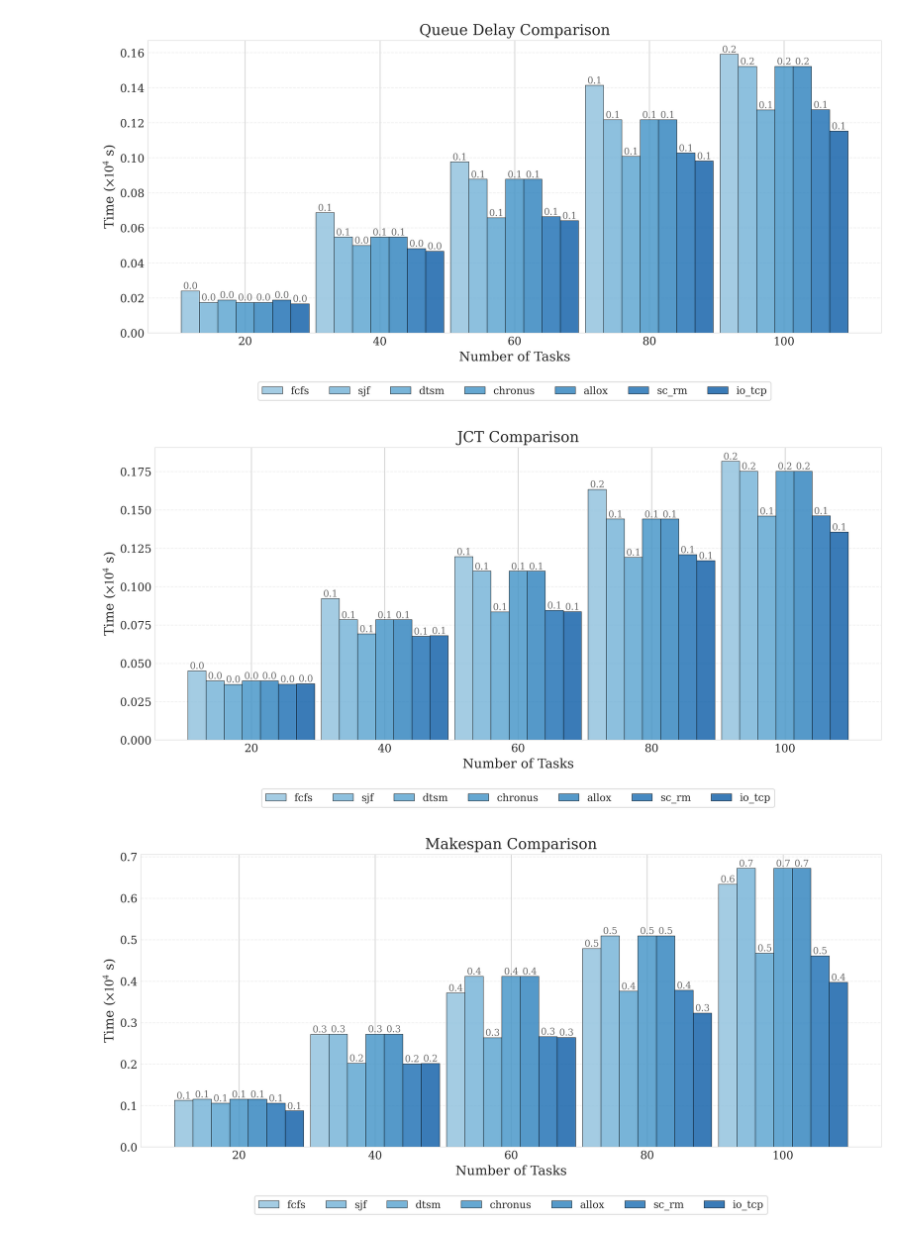
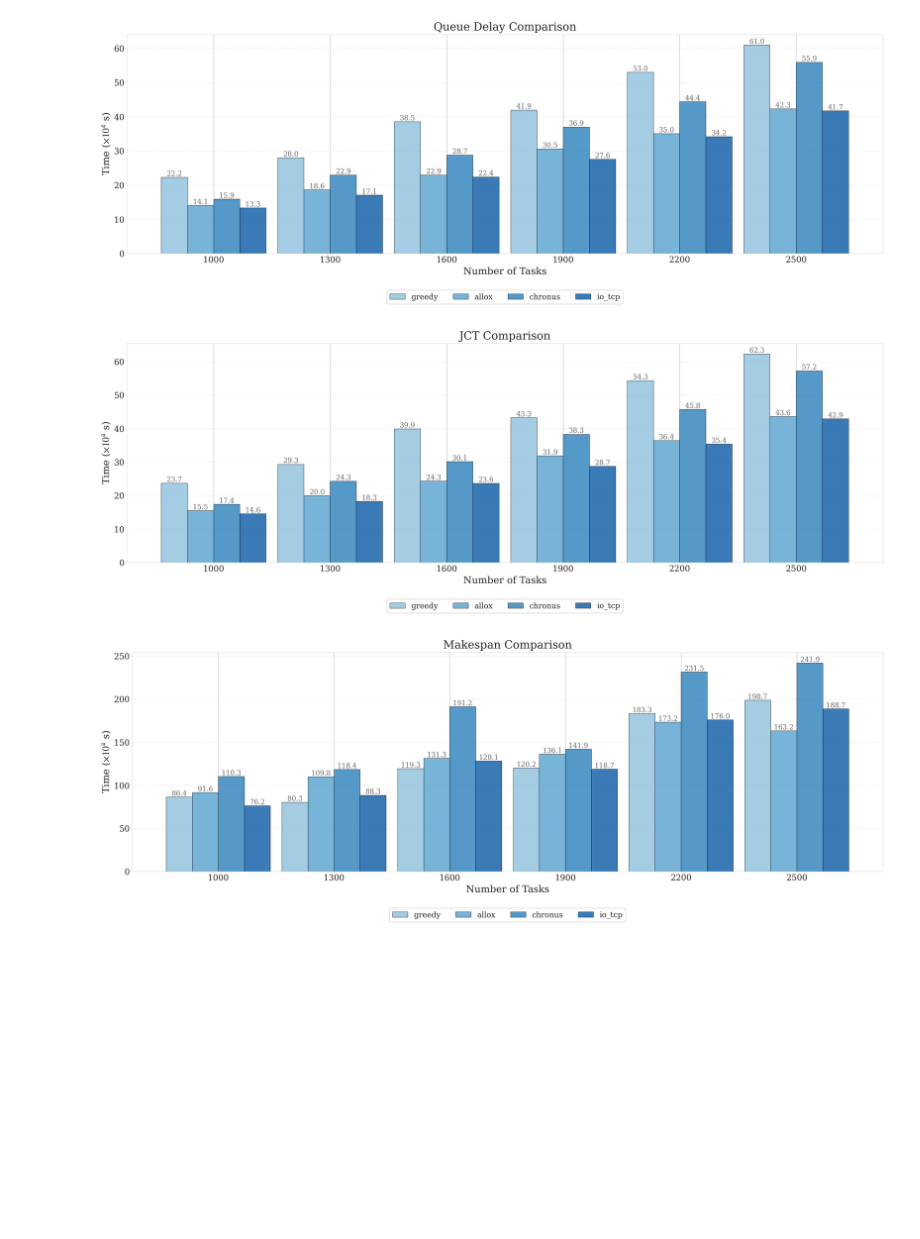
Before and after one commit to liangshuixitou/CedTrainScheduler, a Jupyter notebook: examples/simulator_example.ipynb, the cells around one changed output. Saved outputs shown, nothing was run; the diff lists cells and outputs as text; code cells hidden in the pictures; blank space fills up the shorter version.

```diff
--- a/examples/simulator_example.ipynb
+++ b/examples/simulator_example.ipynb
@@ -5,7 +5,7 @@ from cedtrainscheduler.simulator.config import SimulatorConfig
 from cedtrainscheduler.simulator.simulator import Simulator
 from cedtrainscheduler.simulator.types import Metrics
 
-base_scheduler = "io_tcp"
+base_scheduler = "sc_rm"
 """运行模拟并返回结果"""
 current_dir = os.getcwd()  # 使用 os.getcwd() 获取当前工作目录
 base_dir = os.path.dirname(current_dir)
@@ -31,7 +31,7 @@ class BenchConfig:
 central_config: BenchConfig = BenchConfig(
     cluster_file_name="cluster_config.json",
     fs_file_name="fs_config.json",
-    scheduler_list=["fcfs_data", "fcfs", "sjf_data", "sjf", "dtsm", "sc_rm"],
+    scheduler_list=[ "fcfs", "sjf", "dtsm", "sc_rm"],
     task_sample_type="random",
     jobs_count_list=[1000, 1300, 1600, 1900, 2200, 2500],
 )
@@ -39,15 +39,15 @@ central_config: BenchConfig = BenchConfig(
 cluster_config: BenchConfig = BenchConfig(
     cluster_file_name="cluster_config.json",
     fs_file_name="fs_config.json",
-    scheduler_list=["greedy", "chronus", "allox", "io_tcp"],
-    task_sample_type="light",
+    scheduler_list=["greedy","allox", "chronus", "io_tcp"],
+    task_sample_type="heavy",
     jobs_count_list=[1000, 1300, 1600, 1900, 2200, 2500],
 )
 
 micro_central_config: BenchConfig = BenchConfig(
     cluster_file_name="micro_cluster_config.json",
     fs_file_name="micro_fs_config.json",
-    scheduler_list=["fcfs_data", "fcfs", "sjf_data", "sjf", "dtsm", "sc_rm", "io_tcp"],
+    scheduler_list=[ "fcfs", "sjf", "dtsm", "sc_rm"],
     task_sample_type="micro",
     jobs_count_list=[20, 40, 60, 80, 100],
 )
@@ -55,12 +55,12 @@ micro_central_config: BenchConfig = BenchConfig(
 micro_cluster_config: BenchConfig = BenchConfig(
     cluster_file_name="micro_cluster_config.json",
     fs_file_name="micro_fs_config.json",
-    scheduler_list=["fcfs", "sjf", "dtsm", "chronus", "allox", "sc_rm", "io_tcp"],
+    scheduler_list=["greedy", "chronus", "io_tcp"],
     task_sample_type="micro",
     jobs_count_list=[20, 40, 60, 80, 100],
 )
 
-active_bench_config = micro_cluster_config
+active_bench_config = cluster_config
 
 
 def run_simulation(bench_config: BenchConfig) -> dict[int, dict[str, Metrics]]:
@@ -136,14 +136,14 @@ def plot_metrics_comparison(results_dict):
     colors = plt.cm.Blues(np.linspace(0.4, 0.8, len(schedulers)))
 
     # 设置柱状图的宽度
-    width = 0.95 / len(schedulers)  # 根据调度器数量自动调整宽度
+    width = 0.90 / len(schedulers)  # 根据调度器数量自动调整宽度
 
     # 指标列表
     metrics = [("avg_queue_time", "Queue Delay"), ("avg_running_time", "JCT"), ("total_runtime", "Makespan")]
 
     # 为每个指标创建单独的图
     for metric_attr, metric_name in metrics:
-        plt.figure(figsize=(12, 6), dpi=300)
+        plt.figure(figsize=(16, 6), dpi=300)
         ax = plt.gca()
 
         # 为每个调度器绘制柱状图
@@ -177,36 +177,36 @@ def plot_metrics_comparison(results_dict):
 
         # 设置x轴刻度
         ax.set_xticks(x_positions)
         ax.set_xticklabels(jobs_counts)
 
         # 设置网格线
         ax.grid(True, axis="y", linestyle="--", alpha=0.3)
 
         # 美化边框
         for spine in ax.spines.values():
             spine.set_visible(True)
             spine.set_linewidth(0.5)
             spine.set_color("lightgray")
 
         # 添加图例
         plt.legend(
             bbox_to_anchor=(0.5, -0.15), loc="upper center", ncol=len(schedulers), frameon=True, edgecolor="lightgray"
         )
 
         # 调整布局
         plt.tight_layout()
         plt.subplots_adjust(bottom=0.2)
 
         plt.show()
         plt.close()
 
 
 # 使用示例
 plot_metrics_comparison(results_dict)
 # %% [output]
-[figure, old version]
+[figure, new version]
-[figure, old version]
+[figure, new version]
-[figure, old version]
+[figure, new version]
 # %%
 def calculate_metrics_reduction(results_dict, compare_scheduler):
     """计算CED策略相对于其他调度器的各项指标降低百分比
```
Also changed, not shown: parts of 2 cells of this notebook, 22 other files.
